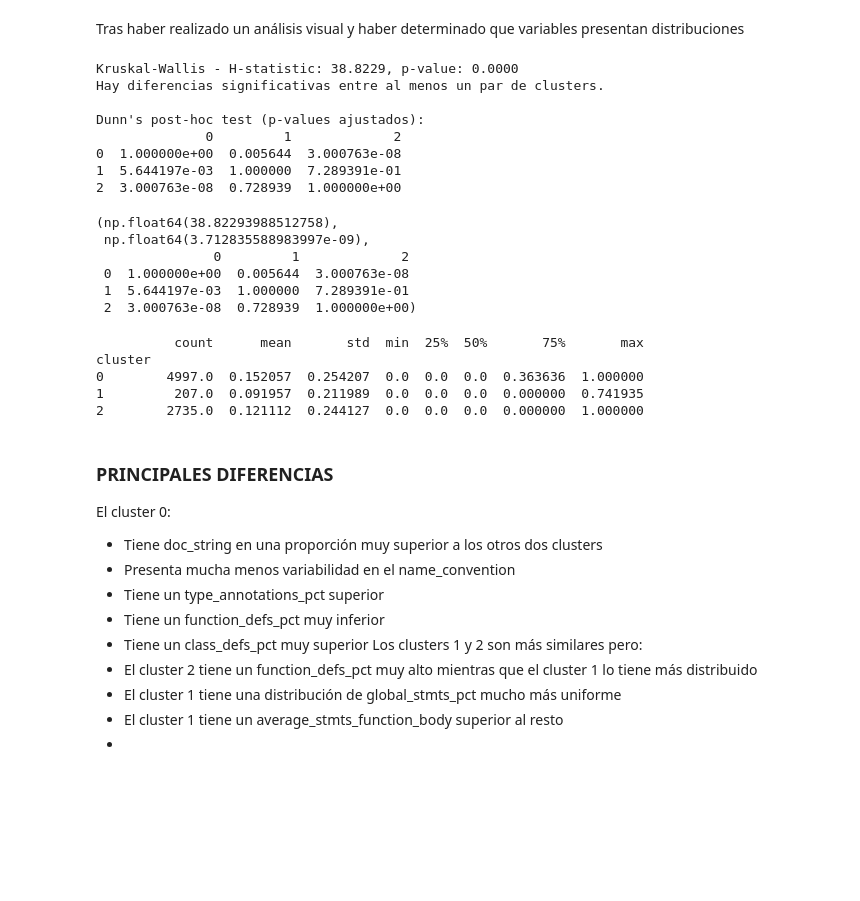
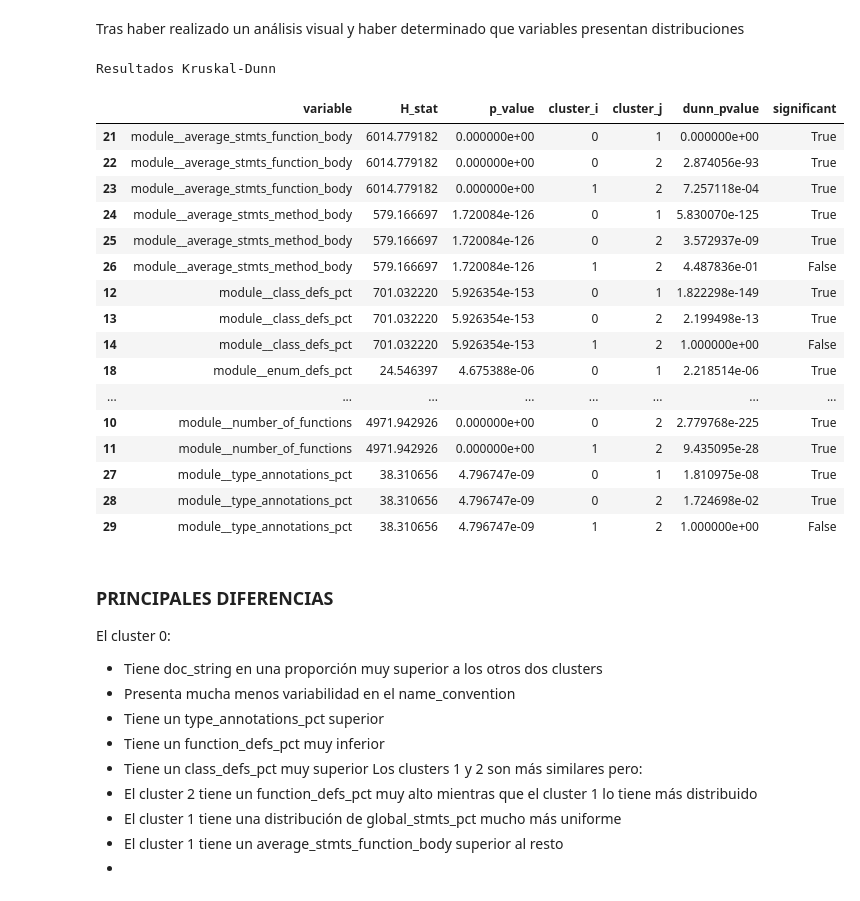
Before and after one commit to UO284262/PythonSourceCodeAnalysis, a Jupyter notebook: notebooks/02_modules.ipynb, the cells around one changed output. Cells and saved outputs as stored; diff of their text form; code cells hidden in the pictures; blank space fills up the shorter version.

Commit message:
Kruskal + dunn to all features

```diff
--- a/notebooks/02_modules.ipynb
+++ b/notebooks/02_modules.ipynb
@@ -979,37 +979,27 @@ show_cluster_distribution_boolean(X, clusters, 3, 'module__expertise_level_PROFE
 [figure]
 # %% [markdown]
 Tras haber realizado un análisis visual y haber determinado que variables presentan distribuciones
-# %%
-apply_kruskal_dunn(X, 'module__type_annotations_pct',  clusters)
-# %% [output]
-Kruskal-Wallis - H-statistic: 38.8229, p-value: 0.0000
-Hay diferencias significativas entre al menos un par de clusters.
-
-Dunn's post-hoc test (p-values ajustados):
-              0         1             2
-0  1.000000e+00  0.005644  3.000763e-08
-1  5.644197e-03  1.000000  7.289391e-01
-2  3.000763e-08  0.728939  1.000000e+00
-(np.float64(38.82293988512758),
- np.float64(3.712835588983997e-09),
-               0         1             2
- 0  1.000000e+00  0.005644  3.000763e-08
- 1  5.644197e-03  1.000000  7.289391e-01
- 2  3.000763e-08  0.728939  1.000000e+00)
-# %%
-X_2 = X.copy()
-
-X_2['cluster'] = clusters
-
-resumen = X_2.groupby('cluster')['module__type_annotations_pct'].describe(percentiles=[0.25, 0.5, 0.75])
-
-print(resumen)
-# %% [output]
-          count      mean       std  min  25%  50%       75%       max
-cluster
-0        4997.0  0.152057  0.254207  0.0  0.0  0.0  0.363636  1.000000
-1         207.0  0.091957  0.211989  0.0  0.0  0.0  0.000000  0.741935
-2        2735.0  0.121112  0.244127  0.0  0.0  0.0  0.000000  1.000000
+# %%
+apply_kruskal_dunn_all(X, numeric_features, clusters)
+# %% [output]
+Resultados Kruskal-Dunn
+|  | variable | H_stat | p_value | cluster_i | cluster_j | dunn_pvalue | significant |
+| 21 | module__average_stmts_function_body | 6014.779182 | 0.000000e+00 | 0 | 1 | 0.000000e+00 | True |
+| 22 | module__average_stmts_function_body | 6014.779182 | 0.000000e+00 | 0 | 2 | 2.874056e-93 | True |
+| 23 | module__average_stmts_function_body | 6014.779182 | 0.000000e+00 | 1 | 2 | 7.257118e-04 | True |
+| 24 | module__average_stmts_method_body | 579.166697 | 1.720084e-126 | 0 | 1 | 5.830070e-125 | True |
+| 25 | module__average_stmts_method_body | 579.166697 | 1.720084e-126 | 0 | 2 | 3.572937e-09 | True |
+| 26 | module__average_stmts_method_body | 579.166697 | 1.720084e-126 | 1 | 2 | 4.487836e-01 | False |
+| 12 | module__class_defs_pct | 701.032220 | 5.926354e-153 | 0 | 1 | 1.822298e-149 | True |
+| 13 | module__class_defs_pct | 701.032220 | 5.926354e-153 | 0 | 2 | 2.199498e-13 | True |
+| 14 | module__class_defs_pct | 701.032220 | 5.926354e-153 | 1 | 2 | 1.000000e+00 | False |
+| 18 | module__enum_defs_pct | 24.546397 | 4.675388e-06 | 0 | 1 | 2.218514e-06 | True |
+| ... | ... | ... | ... | ... | ... | ... | ... |
+| 10 | module__number_of_functions | 4971.942926 | 0.000000e+00 | 0 | 2 | 2.779768e-225 | True |
+| 11 | module__number_of_functions | 4971.942926 | 0.000000e+00 | 1 | 2 | 9.435095e-28 | True |
+| 27 | module__type_annotations_pct | 38.310656 | 4.796747e-09 | 0 | 1 | 1.810975e-08 | True |
+| 28 | module__type_annotations_pct | 38.310656 | 4.796747e-09 | 0 | 2 | 1.724698e-02 | True |
+| 29 | module__type_annotations_pct | 38.310656 | 4.796747e-09 | 1 | 2 | 1.000000e+00 | False |
 # %% [markdown]
 ### PRINCIPALES DIFERENCIAS
 
```
Also changed, not shown: parts of 2 cells of this notebook.
